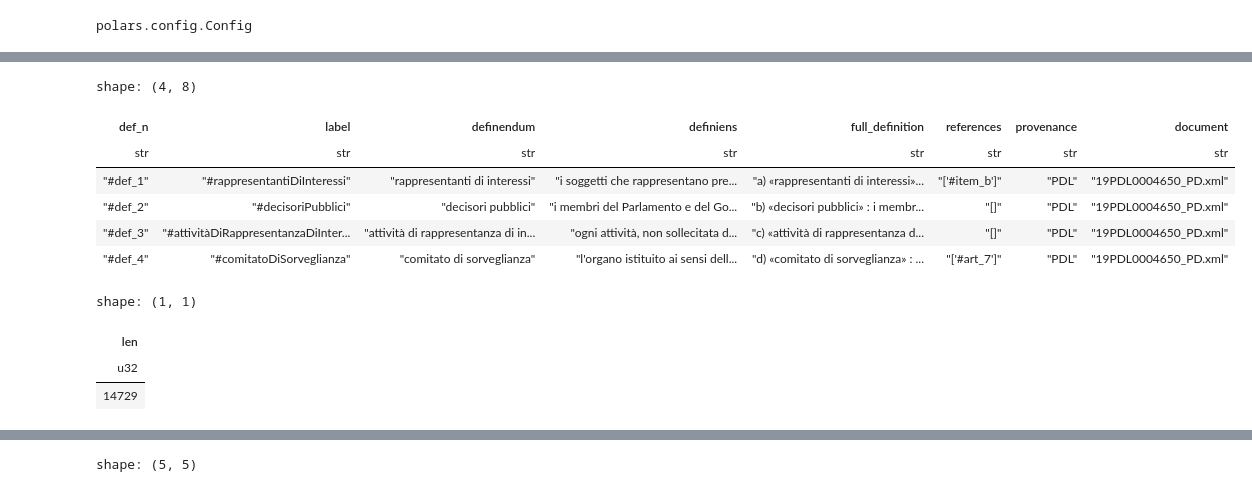
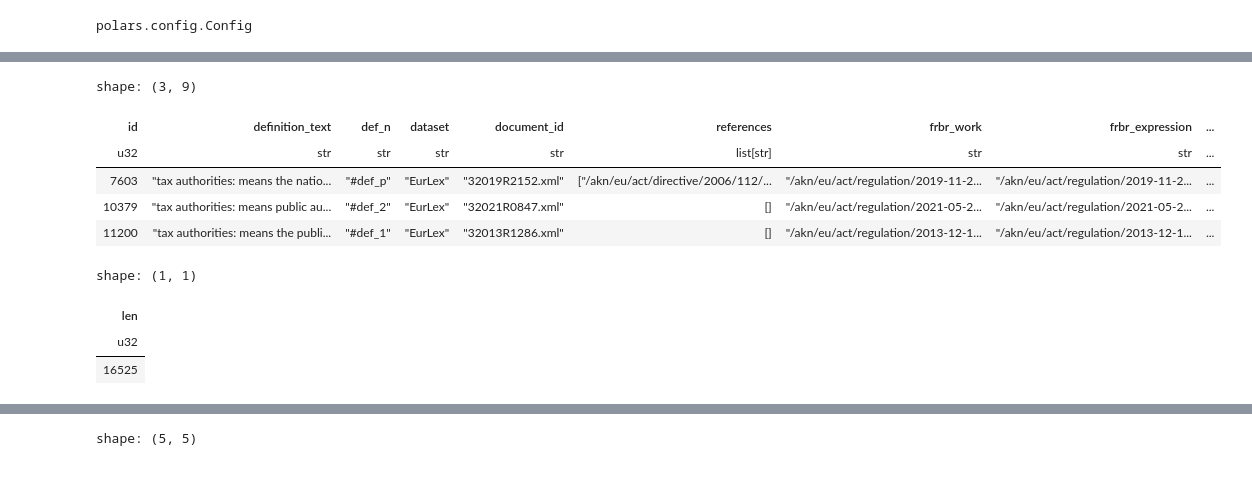
Before and after one commit to leonardozilli/LegislativeDefinitionsAgent, a Jupyter notebook: notebooks/02 - create_def_embeddings.ipynb, the cells around one changed output, grey strips where cells are left out. Drawn from its saved outputs; the diff is of its cells as text; code cells hidden in the pictures.

```diff
--- a/notebooks/02 - create_def_embeddings.ipynb
+++ b/notebooks/02 - create_def_embeddings.ipynb
@@ -14,9 +14,9 @@ pl.Config.set_fmt_str_lengths(300)
 # %% [output]
 polars.config.Config
 # %%
-dataset_path = Path('../data/definitions')
+dataset_path = Path('../data/definitions_corpus/definitions_with_refs.parquet')
 
-df = pl.read_csv(dataset_path / '*.tsv', separator='\t')
+df = pl.read_parquet(dataset_path)
 df.select(pl.len())
 # %% [output]
 shape: (1, 1)
@@ -26,13 +52,12 @@ shape: (1, 1)
 # %%
-df.filter(pl.col('document') == "19PDL0004650_PD.xml")
+df.filter(pl.col('id').is_in([7603, 10379, 11200]))
 # %% [output]
-shape: (4, 8)
+shape: (3, 9)
-| def_n | label | definendum | definiens | full_definition | references | provenance | document |
-| str | str | str | str | str | str | str | str |
-| "#def_1" | "#rappresentantiDiInteressi" | "rappresentanti di interessi" | "i soggetti che rappresentano pre... | "a) «rappresentanti di interessi»... | "['#item_b']" | "PDL" | "19PDL0004650_PD.xml" |
-| "#def_2" | "#decisoriPubblici" | "decisori pubblici" | "i membri del Parlamento e del Go... | "b) «decisori pubblici» : i membr... | "[]" | "PDL" | "19PDL0004650_PD.xml" |
-| "#def_3" | "#attivitàDiRappresentanzaDiInter... | "attività di rappresentanza di in... | "ogni attività, non sollecitata d... | "c) «attività di rappresentanza d... | "[]" | "PDL" | "19PDL0004650_PD.xml" |
-| "#def_4" | "#comitatoDiSorveglianza" | "comitato di sorveglianza" | "l'organo istituito ai sensi dell... | "d) «comitato di sorveglianza» : ... | "['#art_7']" | "PDL" | "19PDL0004650_PD.xml" |
+| id | definition_text | def_n | dataset | document_id | references | frbr_work | frbr_expression | ... |
+| u32 | str | str | str | str | list[str] | str | str | ... |
+| 7603 | "tax authorities: means the natio... | "#def_p" | "EurLex" | "32019R2152.xml" | ["/akn/eu/act/directive/2006/112/... | "/akn/eu/act/regulation/2019-11-2... | "/akn/eu/act/regulation/2019-11-2... | ... |
+| 10379 | "tax authorities: means public au... | "#def_2" | "EurLex" | "32021R0847.xml" | [] | "/akn/eu/act/regulation/2021-05-2... | "/akn/eu/act/regulation/2021-05-2... | ... |
+| 11200 | "tax authorities: means the publi... | "#def_1" | "EurLex" | "32013R1286.xml" | [] | "/akn/eu/act/regulation/2013-12-1... | "/akn/eu/act/regulation/2013-12-1... | ... |
 # %%
 full_def_df = df.with_columns(
     pl.when(
@@ -55,5 +80,5 @@ full_def_df.select(pl.len())
 shape: (1, 1)
 | len |
 | u32 |
-| 14729 |
+| 16525 |
 # %%
```
Also changed, not shown: parts of 23 cells of this notebook, 24 other files.
